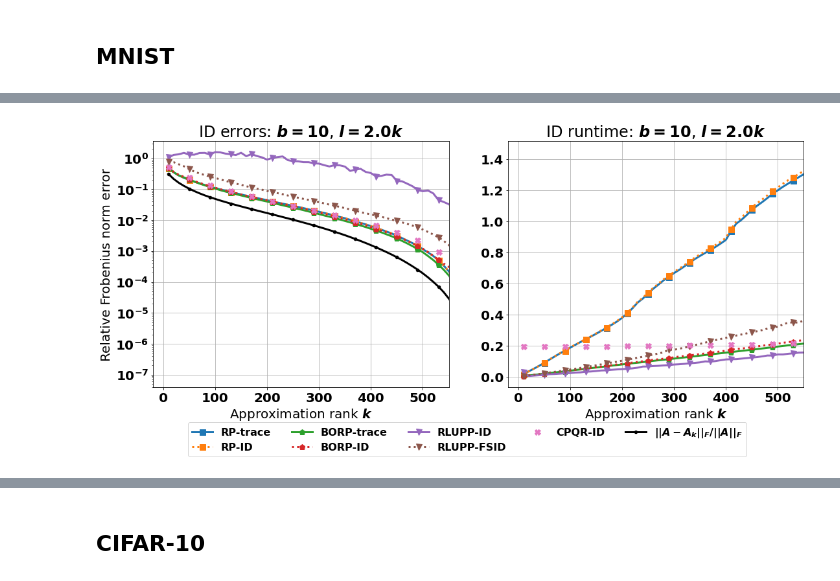
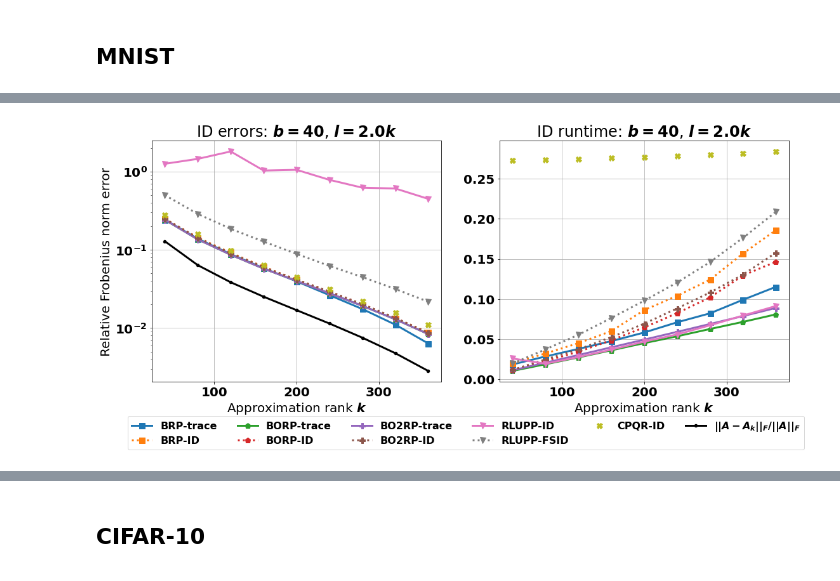
Before and after one commit to dyjdongyijun/Robust_Blockwise_Random_Pivoting, a Jupyter notebook: python/SketchyID.ipynb, the cells around one changed output, grey strips where cells are left out. Cells and saved outputs as stored; diff of their text form; code cells hidden in the pictures.

Commit message:
Update stable ID construction

```diff
--- a/python/SketchyID.ipynb
+++ b/python/SketchyID.ipynb
@@ -32,6 +33,7 @@ colors = ['b','g','r','c','m','y']
 # %% [markdown]
 # Utils
 # %%
+
 def power_iteration(A, Omega,p, krylov=False):
     '''
     A: ndarray(shape=(m,n))
@@ -70,7 +72,7 @@ def rsvd(A, k, l=None, power_iter=0, algo='rsvd', return_Omega=0,
     if algo=='bk': # block krylov (ignoring l)
         Omega = embedding(A.shape[1],l).astype(np.double) #(n,l)
         Qcol = power_iteration(A,Omega,power_iter,krylov=True) #(m,l*(p+1))
-        Uap_reduced, sap, Vhap = spla.svd(Qcol.T @ A, full_matrices=False, lapack_driver='gesvd') #(l*(p+1),l*(p+1)),(l*(p+1),),(l*(p+1),n)
+        Uap_reduced, sap, Vhap = spla.svd(Qcol.T @ A, full_matrices=False) #(l*(p+1),l*(p+1)),(l*(p+1),),(l*(p+1),n)
         Uap = (Qcol @ Uap_reduced).astype(np.double) #(m,l*(p+1))
     elif algo=='gn': # generalized Nystrom
         l_large = np.ceil(1.5*k)
@@ -79,13 +81,13 @@ def rsvd(A, k, l=None, power_iter=0, algo='rsvd', return_Omega=0,
         Qcol = power_iteration(A,Omega,power_iter) #(m,l)
         Qrow = power_iteration(A.T,Gamma,0) #(n,l_large)
         core = ((Qcol.T @ A) @ Qrow).astype(np.double) #(l,l_large)
-        Uap_reduced, sap, Vhap_reduced = spla.svd(core, full_matrices=False, lapack_driver='gesvd') #(l,l),(l,),(l,l_large)
+        Uap_reduced, sap, Vhap_reduced = spla.svd(core, full_matrices=False) #(l,l),(l,),(l,l_large)
         Uap = (Qcol @ Uap_reduced).astype(np.double) #(m,l)
         Vhap = (Vhap_reduced @ Qrow.T).astype(np.double) #(l,n)
     else: # rsvd
         Omega = embedding(A.shape[1],l).astype(np.double) #(n,l)
         Qcol = power_iteration(A,Omega,power_iter) #(m,l)
-        Uap_reduced, sap, Vhap = spla.svd(Qcol.T @ A, full_matrices=False, lapack_driver='gesvd') #(l,l),(l,),(l,n)
+        Uap_reduced, sap, Vhap = spla.svd(Qcol.T @ A, full_matrices=False) #(l,l),(l,),(l,n)
         Uap = (Qcol @ Uap_reduced).astype(np.double) #(m,l)
 
     # output
@@ -141,7 +143,7 @@ def stable_id_error(A, row_idx, timing=False, ord='fro'):
         return error
 
 
-def matdivide(A,B, compute_spectrum=False, tol=1e-16):
+def matdivide(A, B, compute_spectrum=False, tol=1e-15):
     '''
     A: (m,n) ndarray
     B: (k,n) ndarray
@@ -149,14 +151,29 @@ def matdivide(A,B, compute_spectrum=False, tol=1e-16):
     '''
     A = A.astype(np.double)
     B = B.astype(np.double)
-    U,s,Vh = spla.svd(B, full_matrices=False, lapack_driver='gesvd')
+    U,s,Vh = spla.svd(B, full_matrices=False)
     r = np.count_nonzero(s>tol)
     Aux = ((A @ Vh[:r].T)/(s[:r].reshape(1,-1))).astype(np.double) #(m,r)
     if compute_spectrum:
-        spectrum = spla.svd(Aux, compute_uv=False, lapack_driver='gesvd')
+        spectrum = spla.svd(Aux, compute_uv=False)
         return spectrum
     else:
         return (Aux @ U[:,:r].T).astype(np.double) #(m,k)
+
+
+def stable_chol(A, B, tol=1e-15):
+    '''
+    A: (n,b) ndarray
+    B: (b,b) ndarray, symmetric
+    compute A*chol(B), or its spectrum
+    '''
+    A = A.astype(np.double)
+    B = B.astype(np.double)
+    evals, V = spla.eigh(B)
+    mask = evals > tol
+    evals, V = evals[mask], V[:,mask] #(r,), (b,r)
+    output = (A @ V) @ (V / np.sqrt(evals)).T #(n,b)
+    return output
 
 
 def canonical_angles(U,V, check_ortho=True, tol=1e-16):
@@ -175,13 +192,13 @@ def canonical_angles(U,V, check_ortho=True, tol=1e-16):
         U,_ = spla.qr(U, mode='economic')
         V,_ = spla.qr(V, mode='economic')
     Mcos = (U.T @ V).astype(np.double) # (k,l)
-    cos = spla.svd(Mcos, full_matrices=False, compute_uv=False, lapack_driver='gesvd')
+    cos = spla.svd(Mcos, full_matrices=False, compute_uv=False)
     if cos[0]>=1. or cos[-1]<tol: # compute sin instead for highly overlapped (U,V)
         if U.shape[-1]>V.shape[-1]: #k>l
             Msin = V - U @ Mcos #(d,l)
         else: #l>=k
             Msin = U - V @ Mcos.T #(d,k)
-        sin = spla.svd(Msin, full_matrices=False, compute_uv=False, lapack_driver='gesvd')
+        sin = spla.svd(Msin, full_matrices=False, compute_uv=False)
         return np.flip(sin)
     else:
         return np.sqrt(1.-cos**2)
@@ -223,7 +245,7 @@ def genenrate_mnist_target(size=800):
     X,_ = next(iter(dataloader))
     X = X.view(size,-1).numpy().astype(np.double)
     X = X / spla.norm(X, ord=2, axis=1, keepdims=True)
-    U,s,Vh = spla.svd(X, full_matrices=False, lapack_driver='gesvd')
+    U,s,Vh = spla.svd(X, full_matrices=False)
     target = {'A': X.astype(np.double),
               'U': U.astype(np.double),
               's': s.astype(np.double),
@@ -247,7 +269,7 @@ def genenrate_cifar10_target(size=2000):
     X,_ = next(iter(dataloader))
     X = X.view(size,-1).numpy().astype(np.double)
     X = X / spla.norm(X, ord=2, axis=1, keepdims=True)
-    U,s,Vh = spla.svd(X, full_matrices=False, lapack_driver='gesvd')
+    U,s,Vh = spla.svd(X, full_matrices=False)
     target = {'A': X.astype(np.double),
               'U': U.astype(np.double),
               's': s.astype(np.double),
@@ -269,7 +291,7 @@ def genenrate_gmm_target(n=2000, d=500, n_cluster=100, sigma=0.5):
     X = np.repeat(np.eye(d)[:n_cluster], repeats=n//n_cluster, axis=0) # cluster centers
     n, d = X.shape
     X += np.random.randn(n,d) * sigma
-    U,s,Vh = spla.svd(X, full_matrices=False, lapack_driver='gesvd')
+    U,s,Vh = spla.svd(X, full_matrices=False)
     target = {'A': X.astype(np.double),
               'U': U.astype(np.double),
               's': s.astype(np.double),
@@ -308,7 +330,7 @@ def generate_sparse_nonnegative_target(m=1000, n=1000, r1=100, amp=1., sparsity=
     X = sparse.random(m, r, density=sparsity, format='csr').toarray()
     Y = sparse.random(r, n, density=sparsity, format='csr').toarray()
     A = (X@(weights*Y))
-    U,s,Vh = spla.svd(A, full_matrices=False, lapack_driver='gesvd')
+    U,s,Vh = spla.svd(A, full_matrices=False)
     target = {'A': A.astype(np.double),
               'U': U.astype(np.double),
               's': s.astype(np.double),
@@ -1278,4 +1535,4 @@ plot_results(tag, oversampling, errors, times, ranks, max_x=600, markevery=4, sa
 # %%
 target_tag = 'MNIST'
 oversampling=2.0
-errors, times, ranks = compare_interpolation_errors(targets[target_tag], b=10, oversampling=oversampling, orthos=[], borthos=[0], cholid_modes=['rp'],)
+errors, times, ranks = compare_interpolation_errors(targets[target_tag], b=40, oversampling=oversampling, orthos=[], borthos=[0,1,2], cholid_modes=['rp'],)
@@ -1282,5 +1570,5 @@ errors, times, ranks = compare_interpolation_errors(targets[target_tag], b=10, o
 # %%
 tag = f'id__{target_tag}'
-plot_results(tag, oversampling, errors, times, ranks, max_x=550, markevery=4, savefig=True)
+plot_results(tag, oversampling, errors, times, ranks, max_x=600, markevery=1, savefig=True)
 # %% [output]
-[figure, old version]
+[figure, new version]
```
Also changed, not shown: parts of 19 cells of this notebook, 14 other files.
